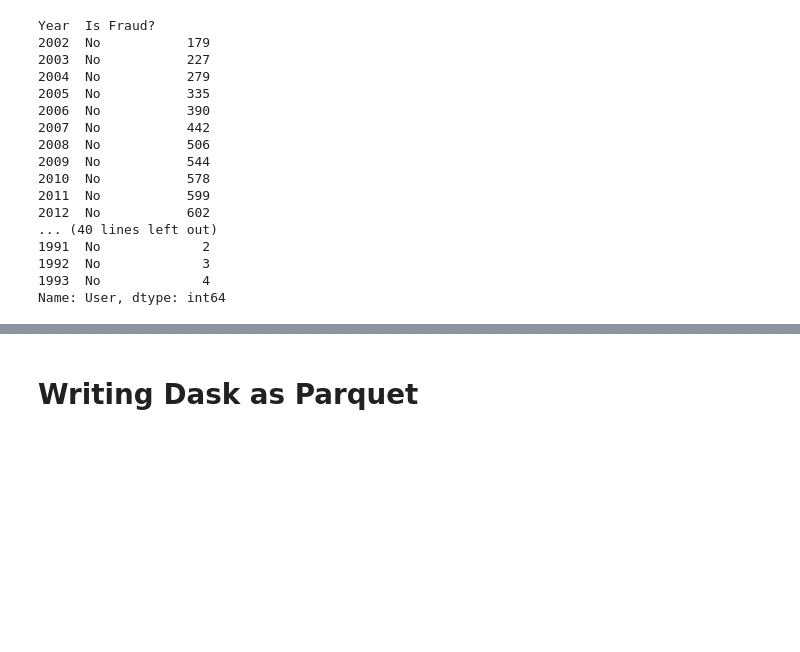
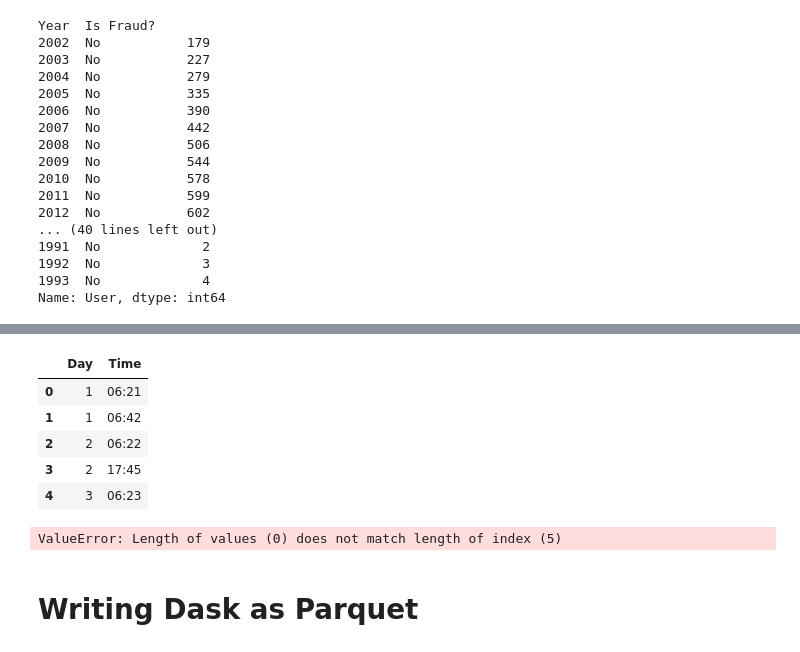
Before and after one commit to pbdanny/PythonProject, a Jupyter notebook: Dask/notebook/create_parquet.ipynb, the cells around one changed output, grey strips where cells are left out. Saved outputs shown, nothing was run; the diff lists cells and outputs as text; code cells hidden in the pictures; blank space fills up the shorter version.

```diff
--- a/Dask/notebook/create_parquet.ipynb
+++ b/Dask/notebook/create_parquet.ipynb
@@ -234,0 +253,9 @@ Name: User, dtype: int64
+# %%
+ddf1[["Day","Time"]].head()
+# %% [output]
+|  | Day | Time |
+| 0 | 1 | 06:21 |
+| 1 | 1 | 06:42 |
+| 2 | 2 | 06:22 |
+| 3 | 2 | 17:45 |
+| 4 | 3 | 06:23 |
@@ -235,2 +269,6 @@ Name: User, dtype: int64
+# %%
+ddf_clean.head()
+# %% [output]
+ValueError: Length of values (0) does not match length of index (5)
 # %% [markdown]
 # Writing Dask as Parquet
```
Also changed, not shown: parts of 15 cells of this notebook.
